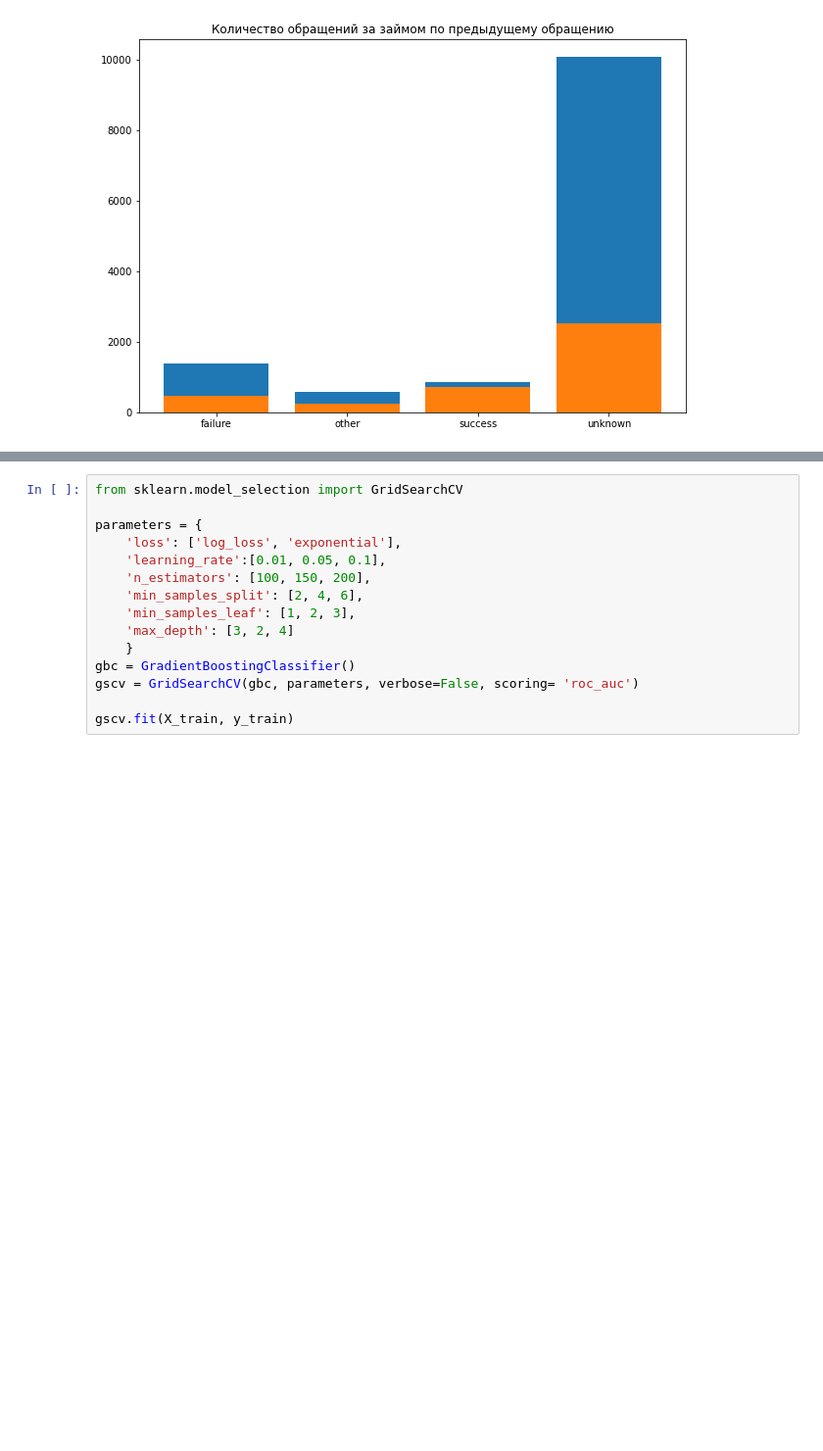
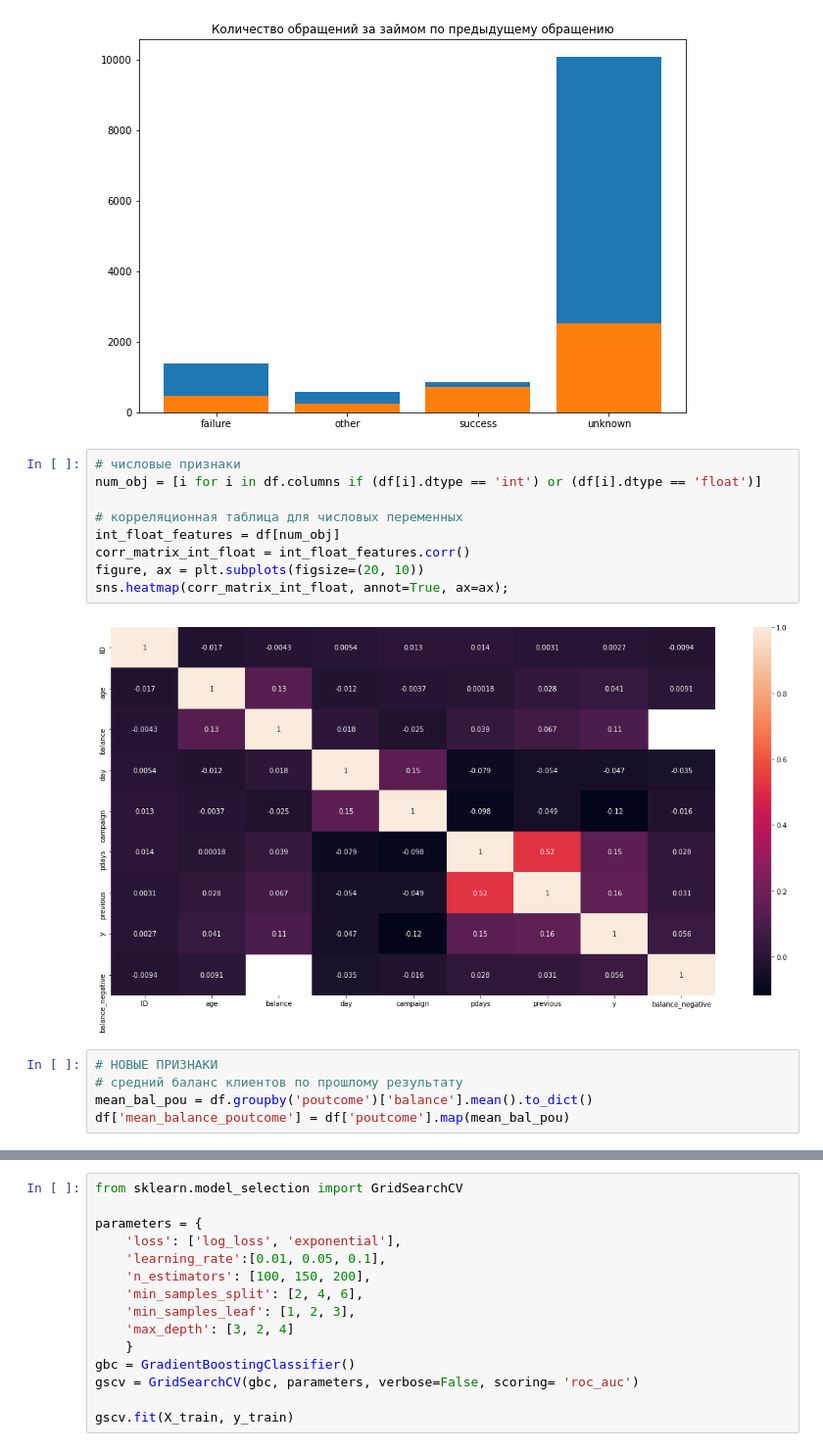
Before and after one commit to IYuminov/assessment_for_MFO, a Jupyter notebook: ml_assessment.ipynb, the cells around one changed output, grey strips where cells are left out. Shown at 98% size. Saved outputs shown, nothing was run; the diff lists cells and outputs as text; blank space fills up the shorter version.

```diff
--- a/ml_assessment.ipynb
+++ b/ml_assessment.ipynb
@@ -247,3 +247,19 @@ plt.bar(poutcome_y.index, poutcome_y["y"]);
 plt.bar(poutcome_y1.index, poutcome_y1["y"]);
 # %% [output]
 [figure]
+# %%
+# числовые признаки
+num_obj = [i for i in df.columns if (df[i].dtype == 'int') or (df[i].dtype == 'float')]
+
+# корреляционная таблица для числовых переменных
+int_float_features = df[num_obj]
+corr_matrix_int_float = int_float_features.corr()
+figure, ax = plt.subplots(figsize=(20, 10))
+sns.heatmap(corr_matrix_int_float, annot=True, ax=ax);
+# %% [output]
+[figure, added]
+# %%
+# НОВЫЕ ПРИЗНАКИ
+# средний баланс клиентов по прошлому результату
+mean_bal_pou = df.groupby('poutcome')['balance'].mean().to_dict()
+df['mean_balance_poutcome'] = df['poutcome'].map(mean_bal_pou)
```
Also changed, not shown: parts of 24 cells of this notebook.
